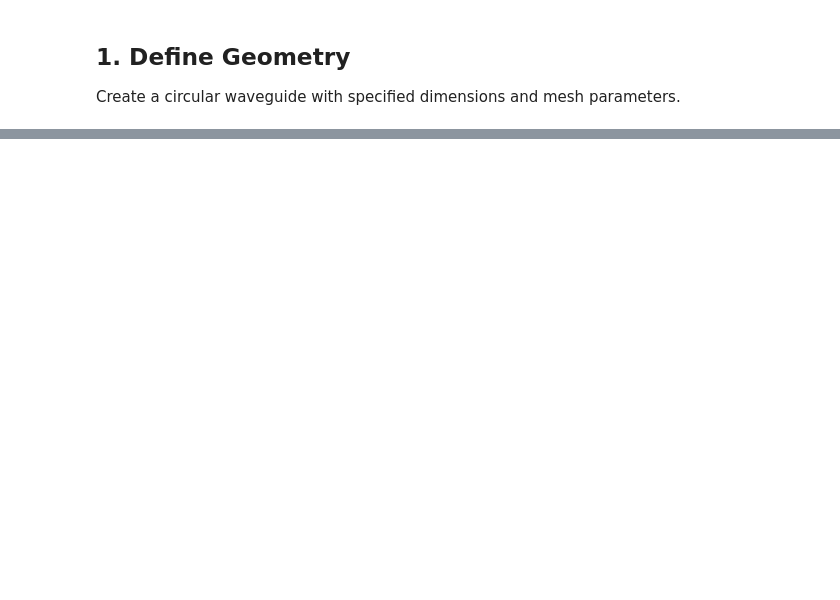
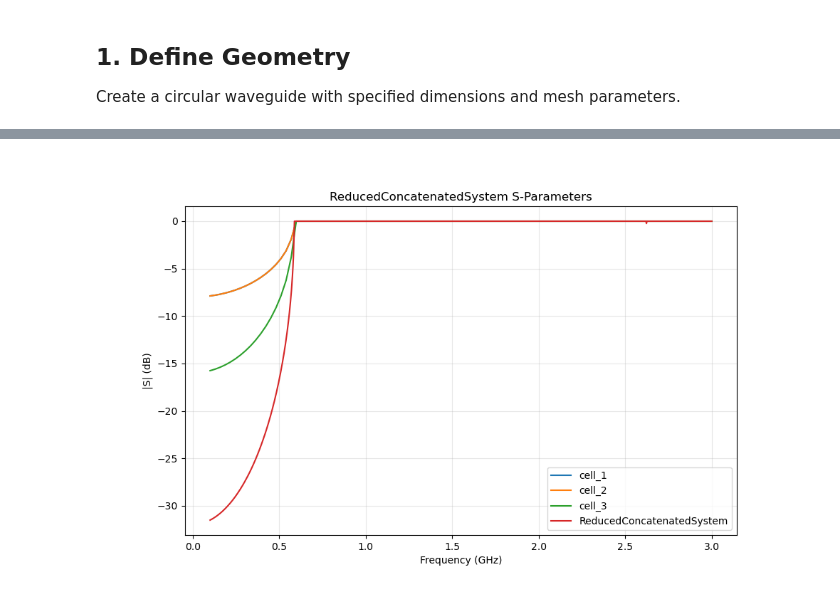
Before and after one commit to Dark-Elektron/cavsim3d, a Jupyter notebook: examples/cwg/test_notebook.ipynb, the cells around one changed output, grey strips where cells are left out. Drawn from its saved outputs; the diff is of its cells as text; code cells hidden in the pictures; blank space fills up the shorter version.

```diff
--- a/examples/cwg/test_notebook.ipynb
+++ b/examples/cwg/test_notebook.ipynb
@@ -101,0 +171,7 @@ fom.plo
+# %%
+fig, ax = fds.foms.plot_s(['1(1)2(1)'])
+# roms.plot_s(['1(1)2(1)'], ax=ax)
+roms_concat_rom.plot_s(['1(1)2(1)'], ax=ax)
+plt.show()
+# %% [output]
+[figure, added]
```
Also changed, not shown: parts of 7 cells of this notebook, 18 other files.
